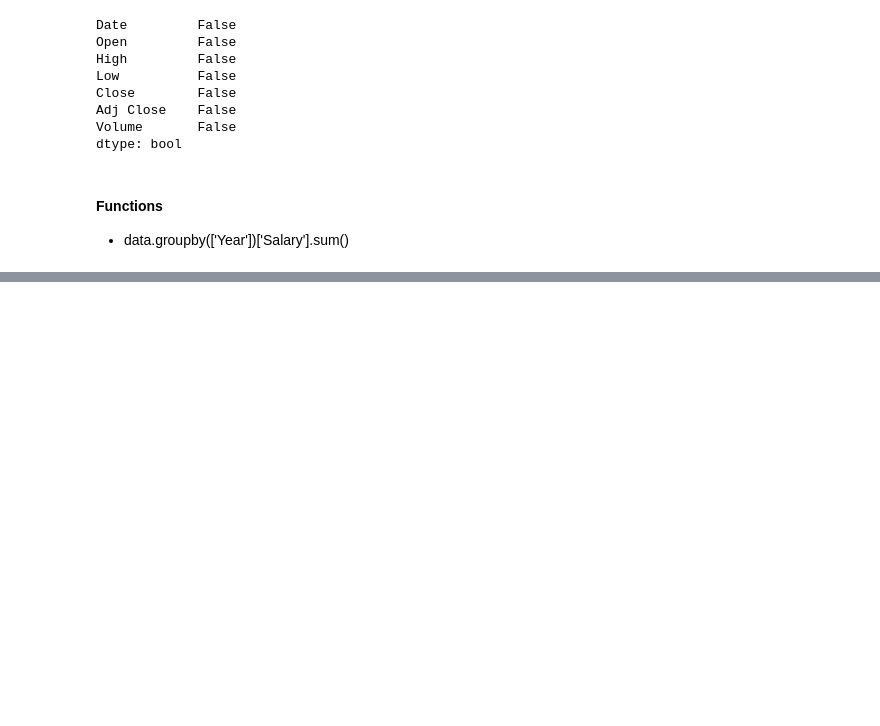
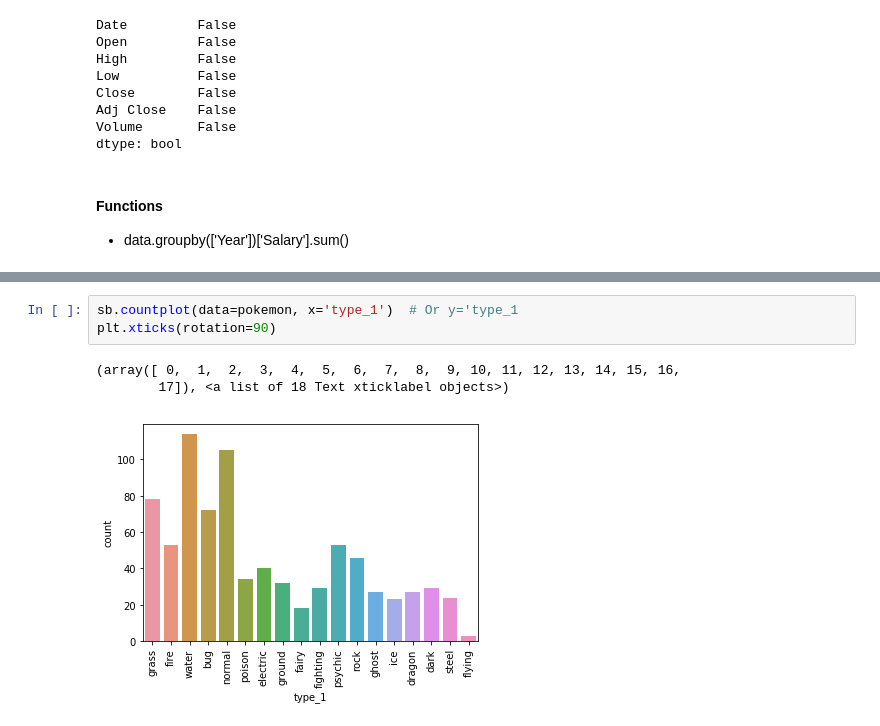
Before and after one commit to nehasingh2710/colaboratory, a Jupyter notebook: AI_Programming_with_Python.ipynb, the cells around one changed output, grey strips where cells are left out. Drawn from its saved outputs; the diff is of its cells as text; blank space fills up the shorter version.

```diff
--- a/AI_Programming_with_Python.ipynb
+++ b/AI_Programming_with_Python.ipynb
@@ -775,0 +832,7 @@ dtype: bool
+# %%
+sb.countplot(data=pokemon, x='type_1')  # Or y='type_1
+plt.xticks(rotation=90)
+# %% [output]
+(array([ 0,  1,  2,  3,  4,  5,  6,  7,  8,  9, 10, 11, 12, 13, 14, 15, 16,
+        17]), <a list of 18 Text xticklabel objects>)
+[figure, added]
```
Also changed, not shown: parts of 21 cells of this notebook, 1 other file.
